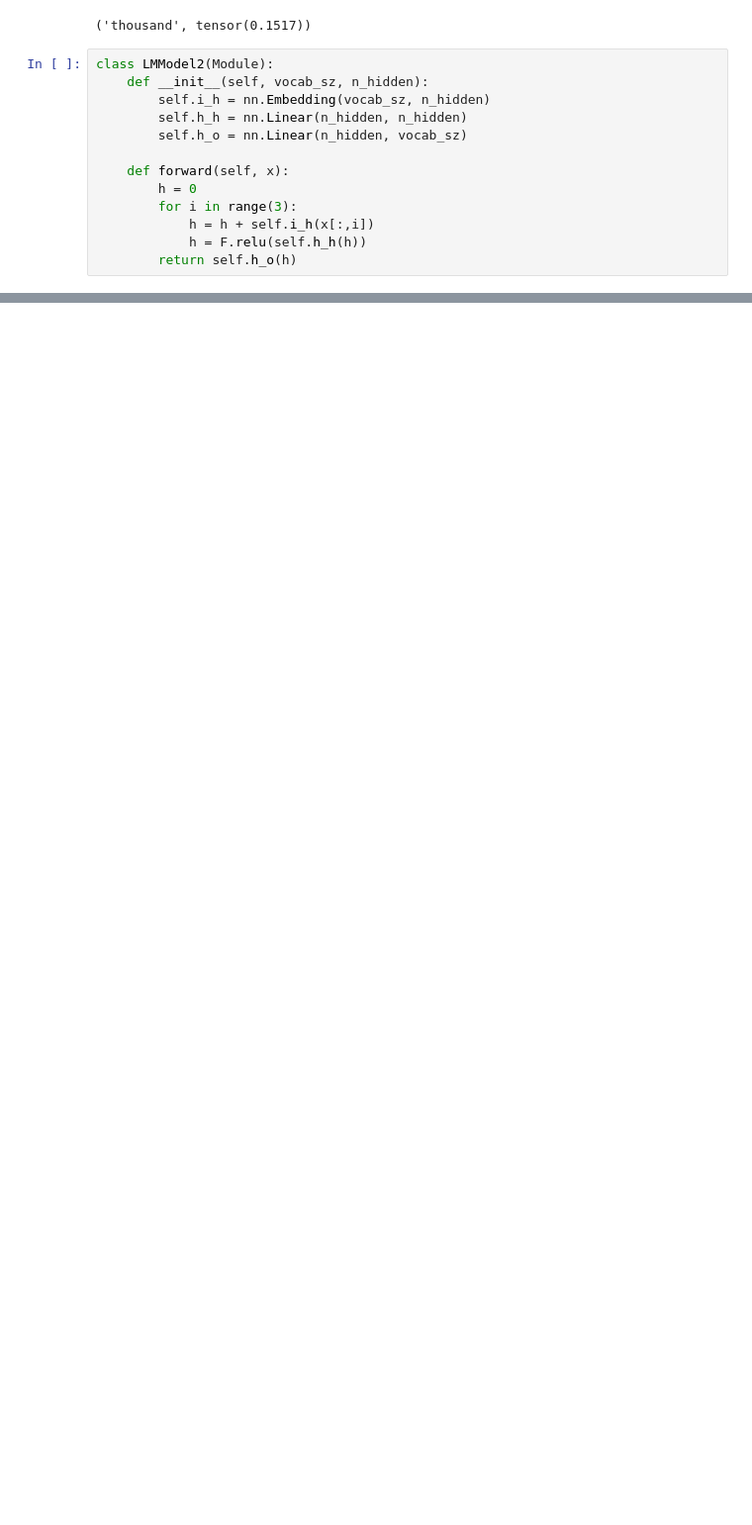
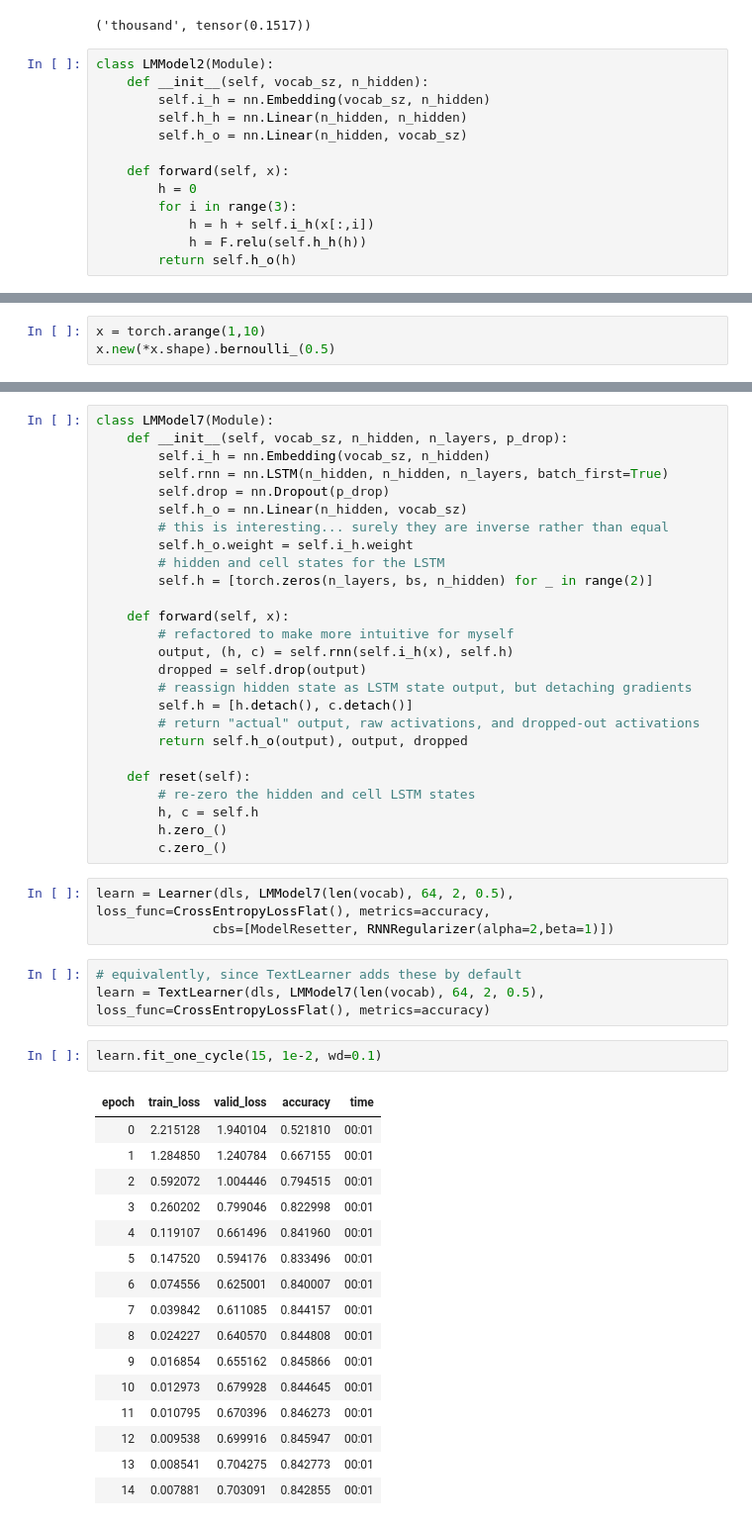
Before and after one commit to Mchristos/fastbook, a Jupyter notebook: mchristos/12_nlp_dive.ipynb, the cells around one changed output, grey strips where cells are left out. Shown: that part at 99% size. Cells and saved outputs as stored; diff of their text form; blank space fills up the shorter version.

```diff
--- a/mchristos/12_nlp_dive.ipynb
+++ b/mchristos/12_nlp_dive.ipynb
@@ -141,0 +488,3 @@ learn.fit_one_cycle(4,1e-3)
+# %%
+x = torch.arange(1,10)
+x.new(*x.shape).bernoulli_(0.5)
@@ -141,0 +504,51 @@ learn.fit_one_cycle(4,1e-3)
+# %%
+class LMModel7(Module):
+    def __init__(self, vocab_sz, n_hidden, n_layers, p_drop):
+        self.i_h = nn.Embedding(vocab_sz, n_hidden)
+        self.rnn = nn.LSTM(n_hidden, n_hidden, n_layers, batch_first=True)
+        self.drop = nn.Dropout(p_drop)
+        self.h_o = nn.Linear(n_hidden, vocab_sz)
+        # this is interesting... surely they are inverse rather than equal
+        self.h_o.weight = self.i_h.weight
+        # hidden and cell states for the LSTM
+        self.h = [torch.zeros(n_layers, bs, n_hidden) for _ in range(2)]
+
+    def forward(self, x):
+        # refactored to make more intuitive for myself
+        output, (h, c) = self.rnn(self.i_h(x), self.h)
+        dropped = self.drop(output)
+        # reassign hidden state as LSTM state output, but detaching gradients
+        self.h = [h.detach(), c.detach()]
+        # return "actual" output, raw activations, and dropped-out activations
+        return self.h_o(output), output, dropped
+
+    def reset(self):
+        # re-zero the hidden and cell LSTM states
+        h, c = self.h
+        h.zero_()
+        c.zero_()
+# %%
+learn = Learner(dls, LMModel7(len(vocab), 64, 2, 0.5), loss_func=CrossEntropyLossFlat(), metrics=accuracy,
+               cbs=[ModelResetter, RNNRegularizer(alpha=2,beta=1)])
+# %%
+# equivalently, since TextLearner adds these by default
+learn = TextLearner(dls, LMModel7(len(vocab), 64, 2, 0.5), loss_func=CrossEntropyLossFlat(), metrics=accuracy)
+# %%
+learn.fit_one_cycle(15, 1e-2, wd=0.1)
+# %% [output]
+| epoch | train_loss | valid_loss | accuracy | time |
+| 0 | 2.215128 | 1.940104 | 0.521810 | 00:01 |
+| 1 | 1.284850 | 1.240784 | 0.667155 | 00:01 |
+| 2 | 0.592072 | 1.004446 | 0.794515 | 00:01 |
+| 3 | 0.260202 | 0.799046 | 0.822998 | 00:01 |
+| 4 | 0.119107 | 0.661496 | 0.841960 | 00:01 |
+| 5 | 0.147520 | 0.594176 | 0.833496 | 00:01 |
+| 6 | 0.074556 | 0.625001 | 0.840007 | 00:01 |
+| 7 | 0.039842 | 0.611085 | 0.844157 | 00:01 |
+| 8 | 0.024227 | 0.640570 | 0.844808 | 00:01 |
+| 9 | 0.016854 | 0.655162 | 0.845866 | 00:01 |
+| 10 | 0.012973 | 0.679928 | 0.844645 | 00:01 |
+| 11 | 0.010795 | 0.670396 | 0.846273 | 00:01 |
+| 12 | 0.009538 | 0.699916 | 0.845947 | 00:01 |
+| 13 | 0.008541 | 0.704275 | 0.842773 | 00:01 |
+| 14 | 0.007881 | 0.703091 | 0.842855 | 00:01 |
```
Also changed, not shown: parts of 59 cells of this notebook, 1 other file.
